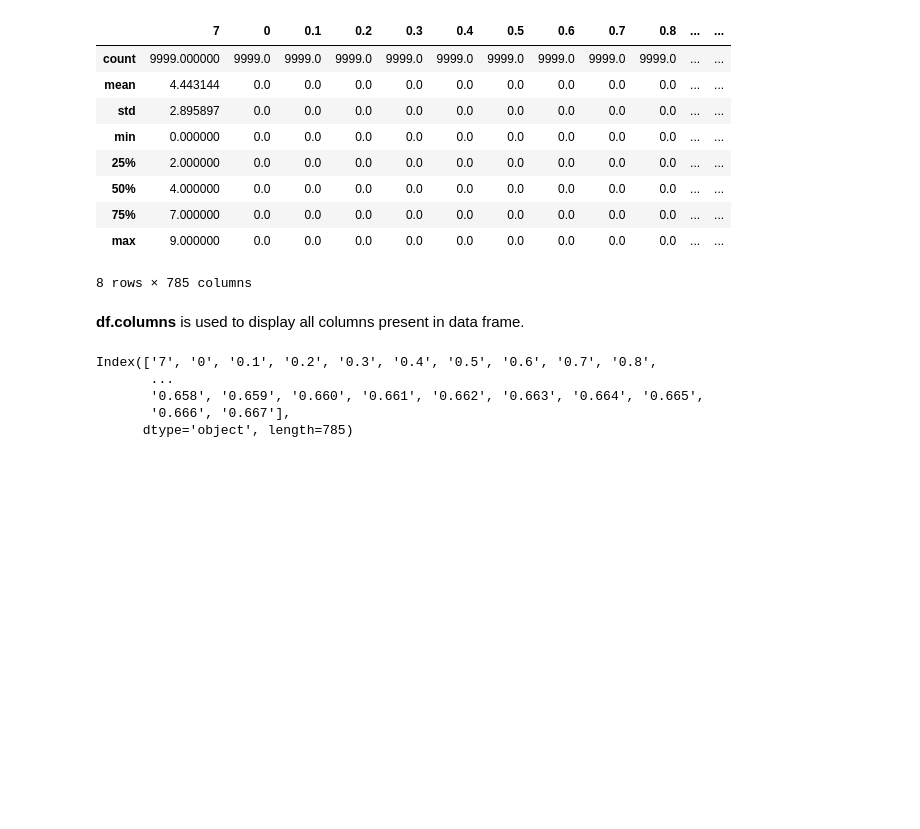
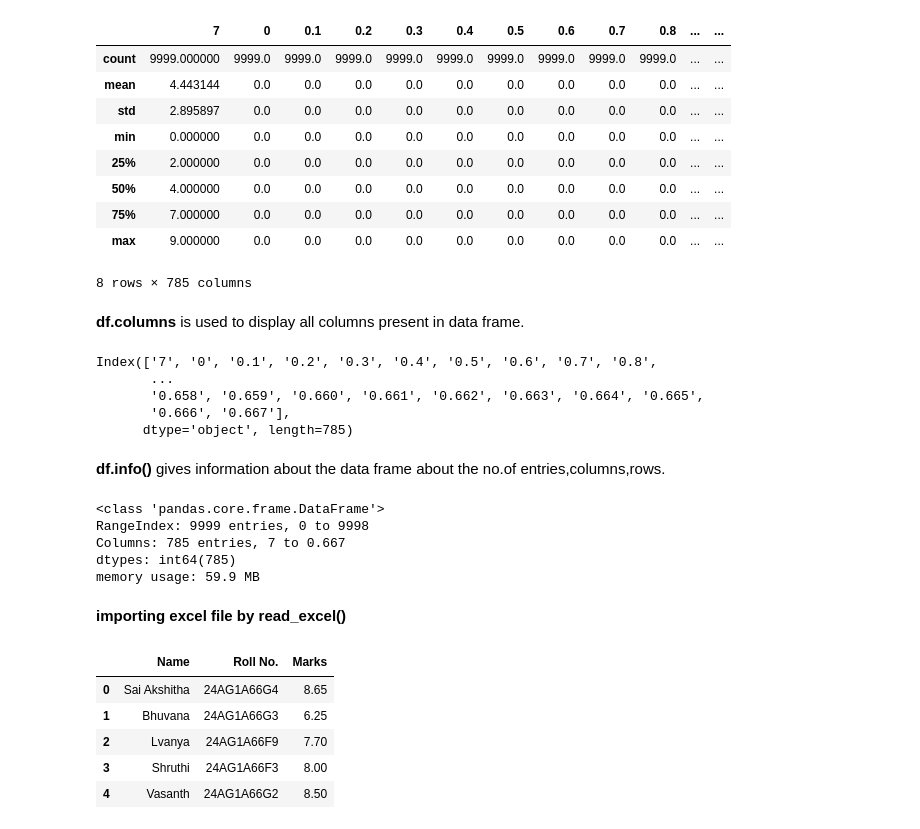
Before and after one commit to saiakshitha28-collab/ML_LAB_2026-27, a Jupyter notebook: pandas.ipynb, the cells around one changed output. Cells and saved outputs as stored; diff of their text form; code cells hidden in the pictures; blank space fills up the shorter version.

```diff
--- a/pandas.ipynb
+++ b/pandas.ipynb
@@ -84,3 +86,26 @@ Index(['7', '0', '0.1', '0.2', '0.3', '0.4', '0.5', '0.6', '0.7', '0.8',
        '0.658', '0.659', '0.660', '0.661', '0.662', '0.663', '0.664', '0.665',
        '0.666', '0.667'],
       dtype='object', length=785)
+# %% [markdown]
+**df.info()** gives information about the data frame about the no.of entries,columns,rows.
+# %%
+df.info()
+# %% [output]
+<class 'pandas.core.frame.DataFrame'>
+RangeIndex: 9999 entries, 0 to 9998
+Columns: 785 entries, 7 to 0.667
+dtypes: int64(785)
+memory usage: 59.9 MB
+# %% [markdown]
+**importing excel file by read_excel()**
+# %%
+ff=pd.read_excel("/content/Student_Marks_Updated(1).xlsx")
+# %%
+ff.head()
+# %% [output]
+|  | Name | Roll No. | Marks |
+| 0 | Sai Akshitha | 24AG1A66G4 | 8.65 |
+| 1 | Bhuvana | 24AG1A66G3 | 6.25 |
+| 2 | Lvanya | 24AG1A66F9 | 7.70 |
+| 3 | Shruthi | 24AG1A66F3 | 8.00 |
+| 4 | Vasanth | 24AG1A66G2 | 8.50 |
```
Also changed, not shown: parts of 12 cells of this notebook.
